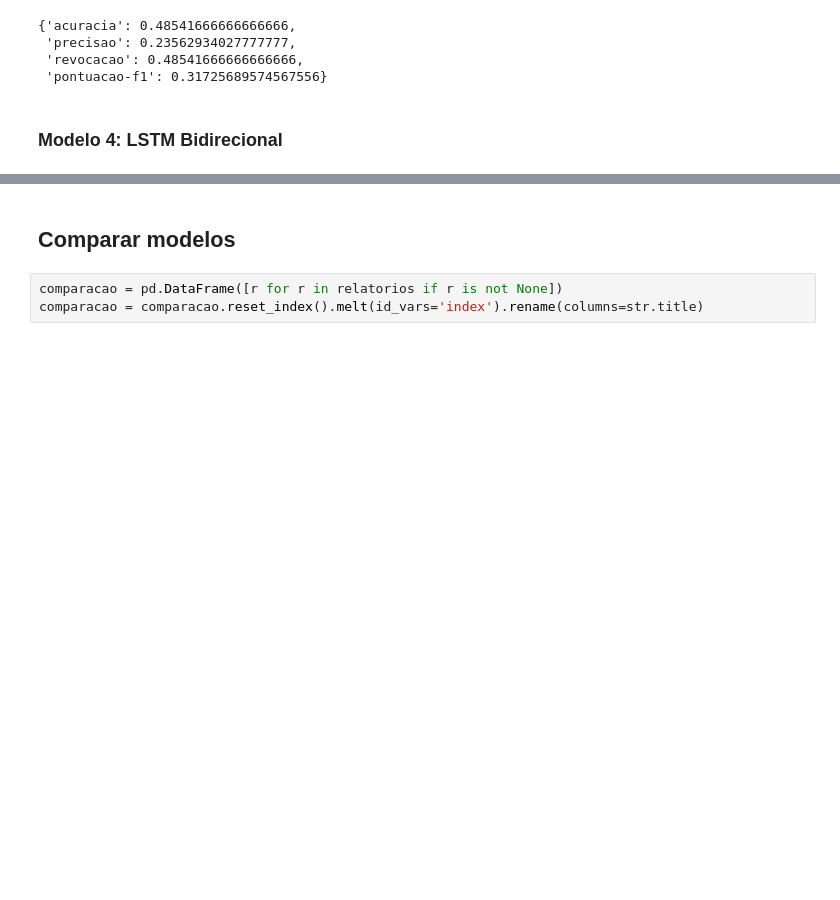
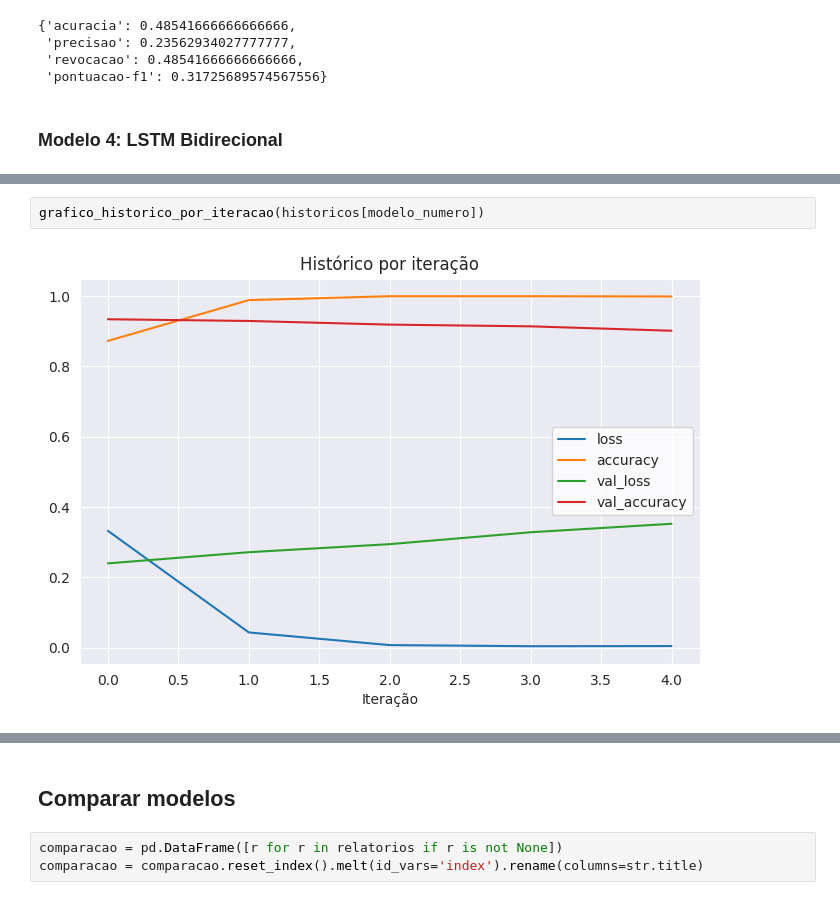
Before and after one commit to flohmannjr/TCC530, a Jupyter notebook: TCC530_Modelos.ipynb, the cells around one changed output, grey strips where cells are left out. Saved outputs shown, nothing was run; the diff lists cells and outputs as text; blank space fills up the shorter version.

```diff
--- a/TCC530_Modelos.ipynb
+++ b/TCC530_Modelos.ipynb
@@ -531,0 +575,4 @@ relatorios[modelo_numero]
+# %%
+grafico_historico_por_iteracao(historicos[modelo_numero])
+# %% [output]
+[figure, added]
```
Also changed, not shown: parts of 38 cells of this notebook.
